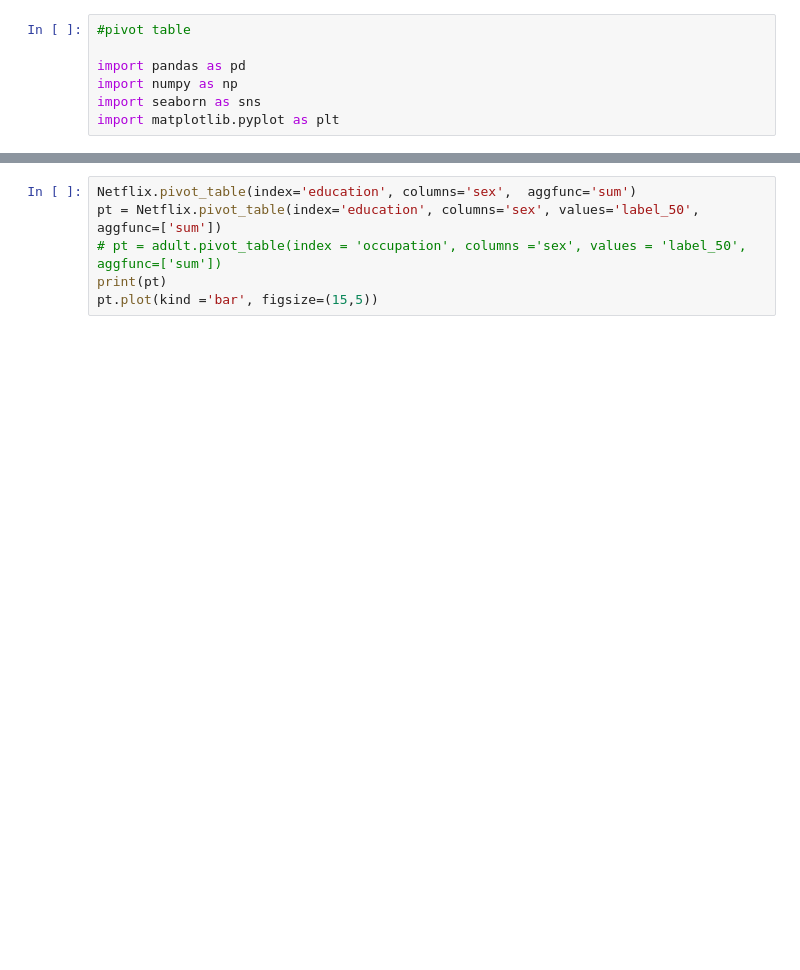
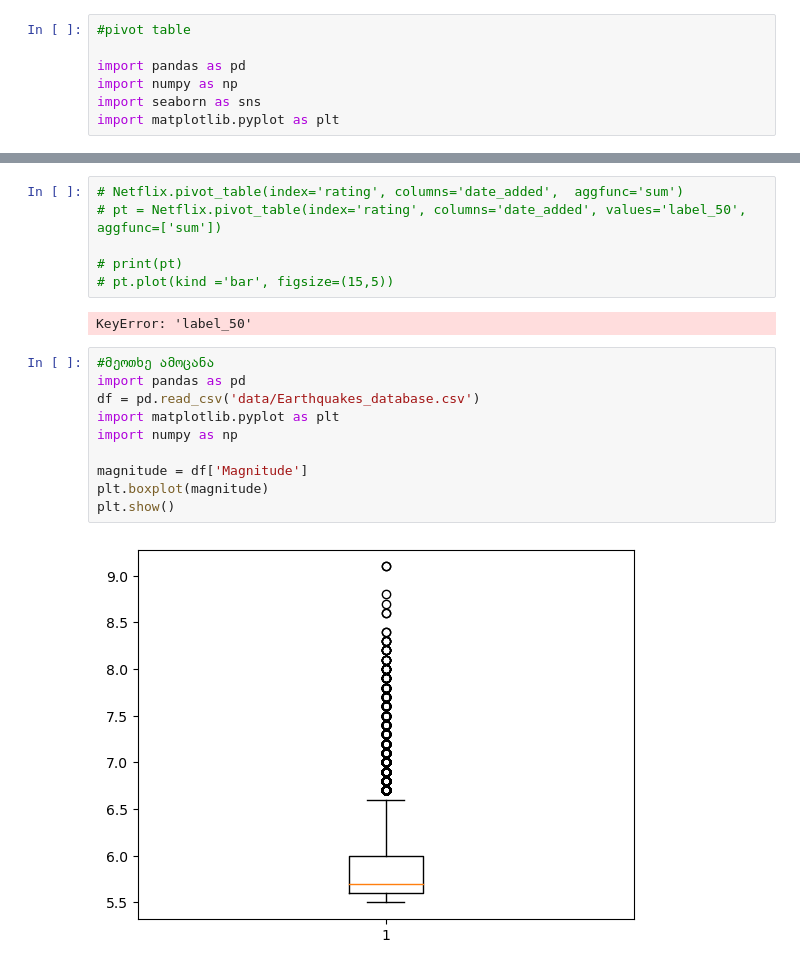
Before and after one commit to ggurgenashvili/DataAnalytics_Quiz3-4, a Jupyter notebook: Quiz 2&3.ipynb, the cells around one changed output, grey strips where cells are left out. Drawn from its saved outputs; the diff is of its cells as text; blank space fills up the shorter version.

```diff
--- a/Quiz 2&3.ipynb
+++ b/Quiz 2&3.ipynb
@@ -220,6 +140,20 @@ memory usage: 894.7+ KB
 # %%
-Netflix.pivot_table(index='education', columns='sex',  aggfunc='sum')
-pt = Netflix.pivot_table(index='education', columns='sex', values='label_50', aggfunc=['sum'])
-# pt = adult.pivot_table(index = 'occupation', columns ='sex', values = 'label_50', aggfunc=['sum'])
-print(pt)
-pt.plot(kind ='bar', figsize=(15,5))
+# Netflix.pivot_table(index='rating', columns='date_added',  aggfunc='sum')
+# pt = Netflix.pivot_table(index='rating', columns='date_added', values='label_50', aggfunc=['sum'])
+
+# print(pt)
+# pt.plot(kind ='bar', figsize=(15,5))
+# %% [output]
+KeyError: 'label_50'
+# %%
+#მეოთხე ამოცანა
+import pandas as pd
+df = pd.read_csv('data/Earthquakes_database.csv')
+import matplotlib.pyplot as plt
+import numpy as np
+
+magnitude = df['Magnitude']
+plt.boxplot(magnitude)
+plt.show()
+# %% [output]
+[figure, added]
```
Also changed, not shown: parts of 15 cells of this notebook.
